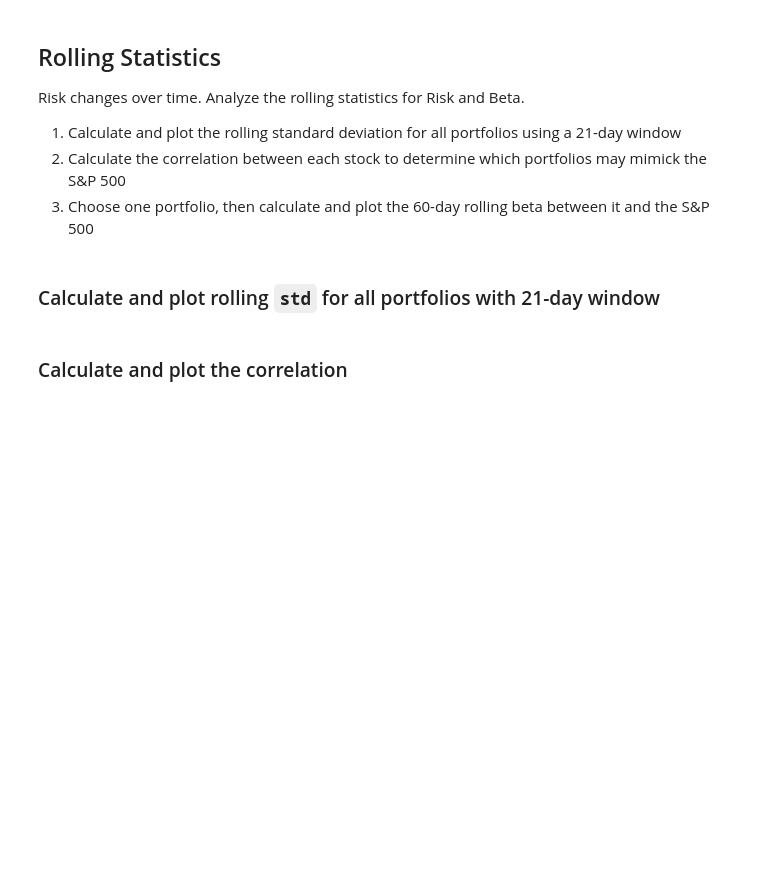
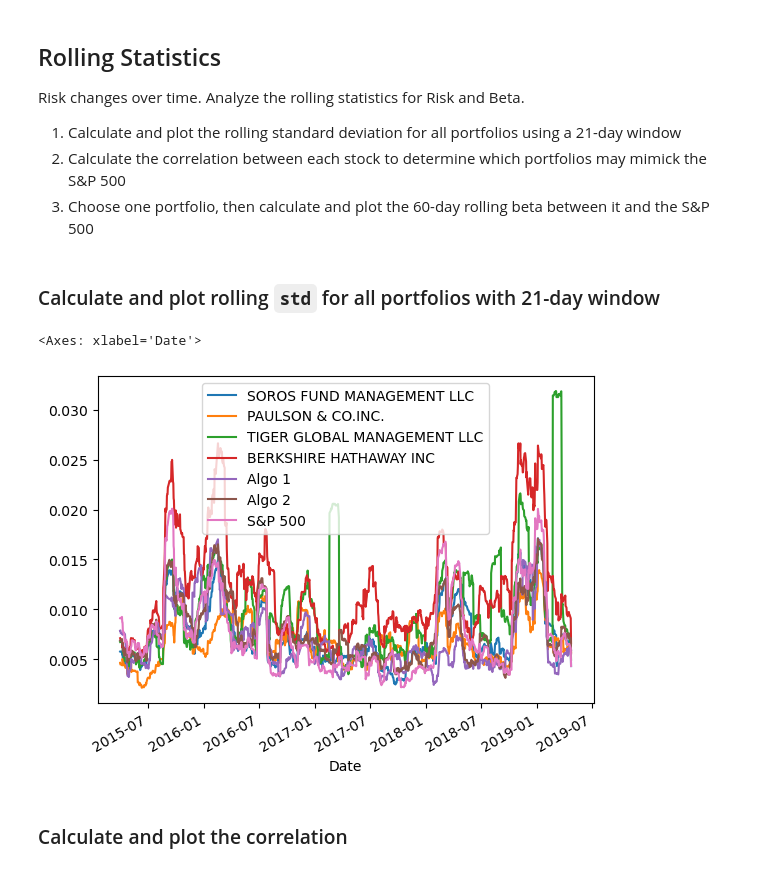
Before and after one commit to helobonetti/a_whale_off_the_port_folio, a Jupyter notebook: whale_analysis.ipynb, the cells around one changed output. Cells and saved outputs as stored; diff of their text form; code cells hidden in the pictures; blank space fills up the shorter version.

```diff
--- a/whale_analysis.ipynb
+++ b/whale_analysis.ipynb
@@ -362,7 +390,12 @@ Risk changes over time. Analyze the rolling statistics for Risk and Beta.
 # %%
 # Calculate the rolling standard deviation for all portfolios using a 21-day window
 
+combined_df.rolling(window=21).std().plot()
+
 # Plot the rolling standard deviation
+# %% [output]
+<Axes: xlabel='Date'>
+[figure, added]
 # %% [markdown]
 ### Calculate and plot the correlation
 # %%
```
Also changed, not shown: parts of 28 cells of this notebook, 5 other files.
